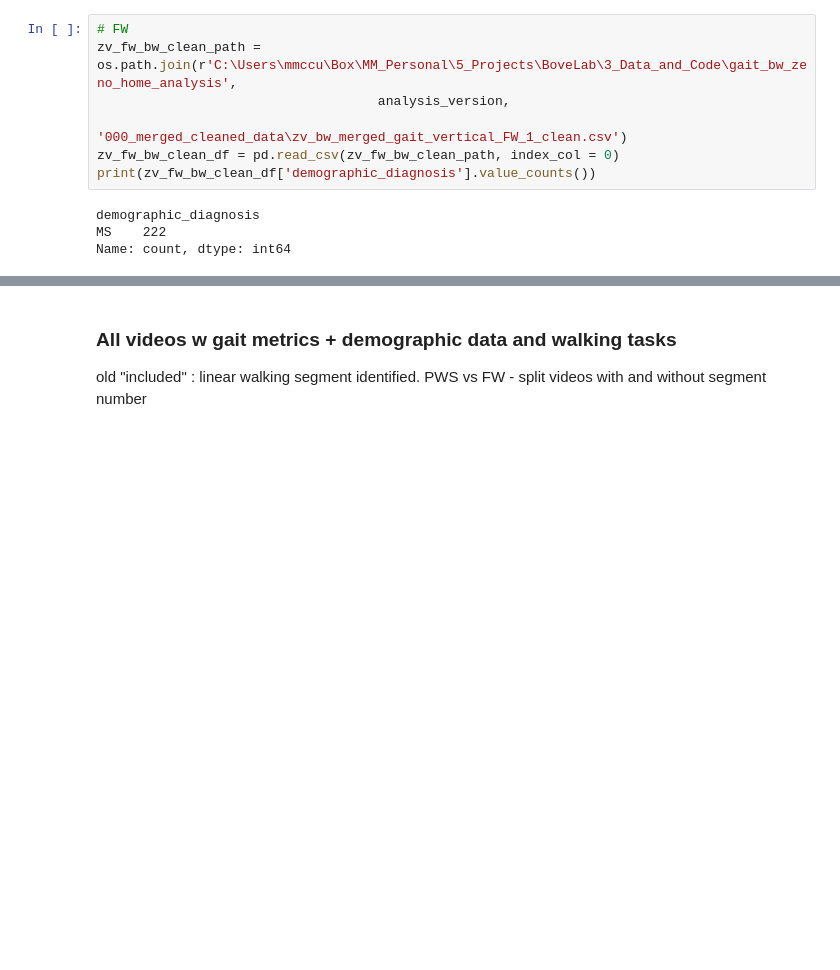
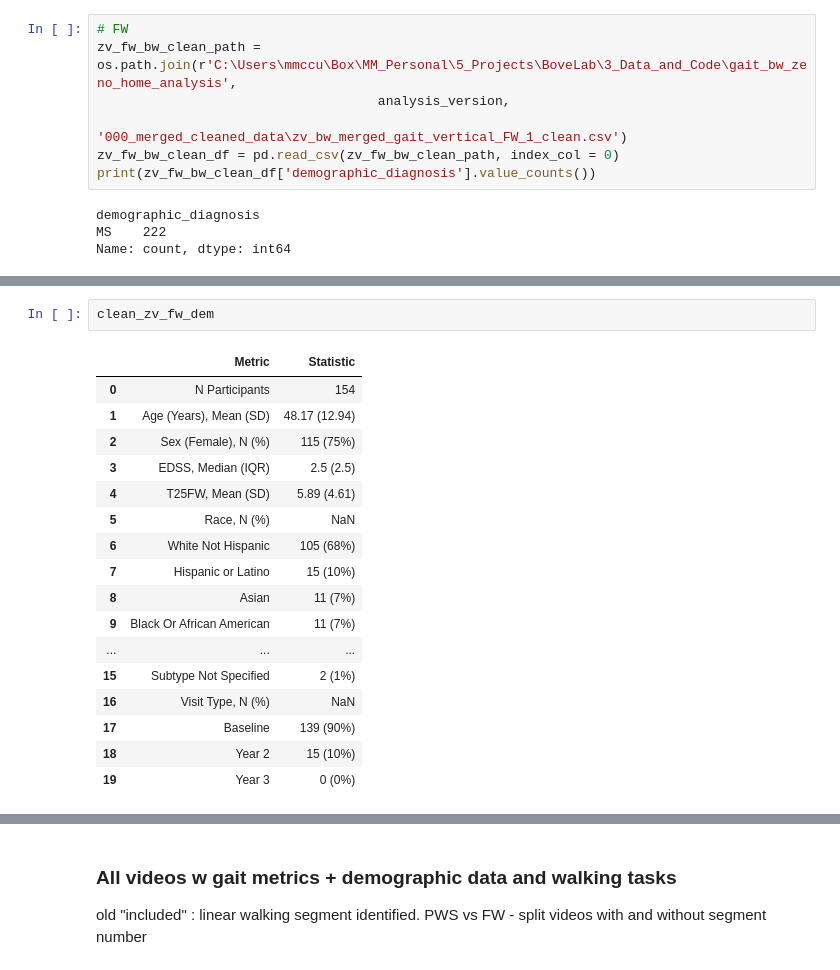
Before and after one commit to UCSF-MSLAB/HomeVideoAnalysis, a Jupyter notebook: megan_sandbox/gait_metric_analysis/004_zeno_home_demographics.ipynb, the cells around one changed output, grey strips where cells are left out. Cells and saved outputs as stored; diff of their text form; blank space fills up the shorter version.

```diff
--- a/megan_sandbox/gait_metric_analysis/004_zeno_home_demographics.ipynb
+++ b/megan_sandbox/gait_metric_analysis/004_zeno_home_demographics.ipynb
@@ -464,3 +526,23 @@ rows in final HC df
 0
 HC df count bw_id rows with data
 0
+# %%
+clean_zv_fw_dem
+# %% [output]
+|  | Metric | Statistic |
+| 0 | N Participants | 154 |
+| 1 | Age (Years), Mean (SD) | 48.17 (12.94) |
+| 2 | Sex (Female), N (%) | 115 (75%) |
+| 3 | EDSS, Median (IQR) | 2.5 (2.5) |
+| 4 | T25FW, Mean (SD) | 5.89 (4.61) |
+| 5 | Race, N (%) | NaN |
+| 6 | White Not Hispanic | 105 (68%) |
+| 7 | Hispanic or Latino | 15 (10%) |
+| 8 | Asian | 11 (7%) |
+| 9 | Black Or African American | 11 (7%) |
+| ... | ... | ... |
+| 15 | Subtype Not Specified | 2 (1%) |
+| 16 | Visit Type, N (%) | NaN |
+| 17 | Baseline | 139 (90%) |
+| 18 | Year 2 | 15 (10%) |
+| 19 | Year 3 | 0 (0%) |
```
Also changed, not shown: parts of 17 cells of this notebook, 5 other files.
